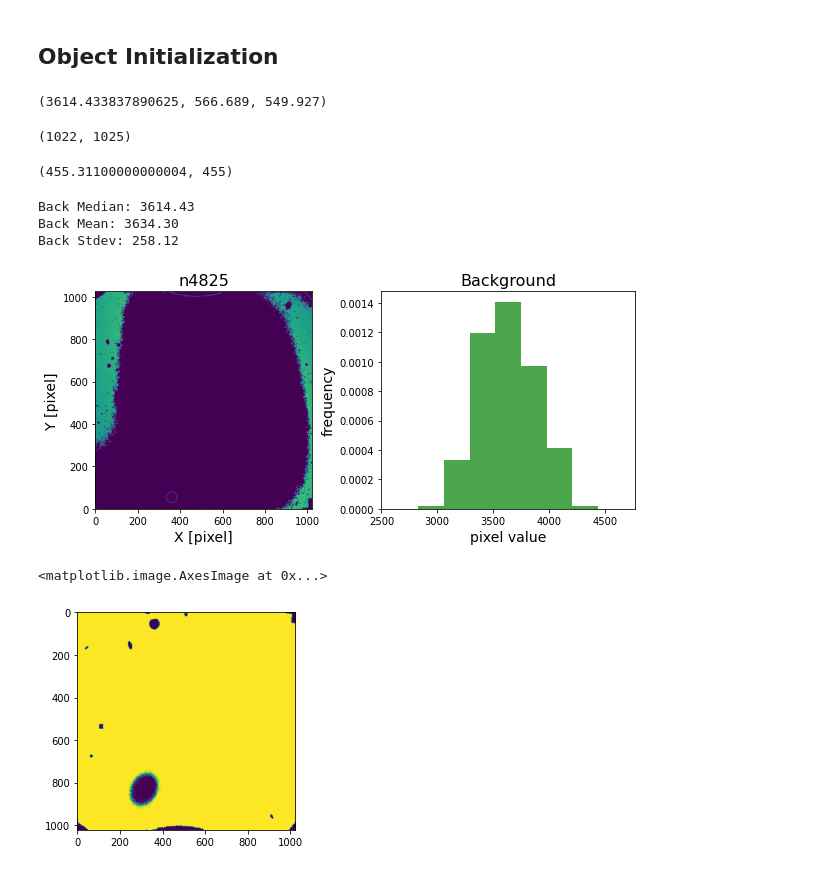
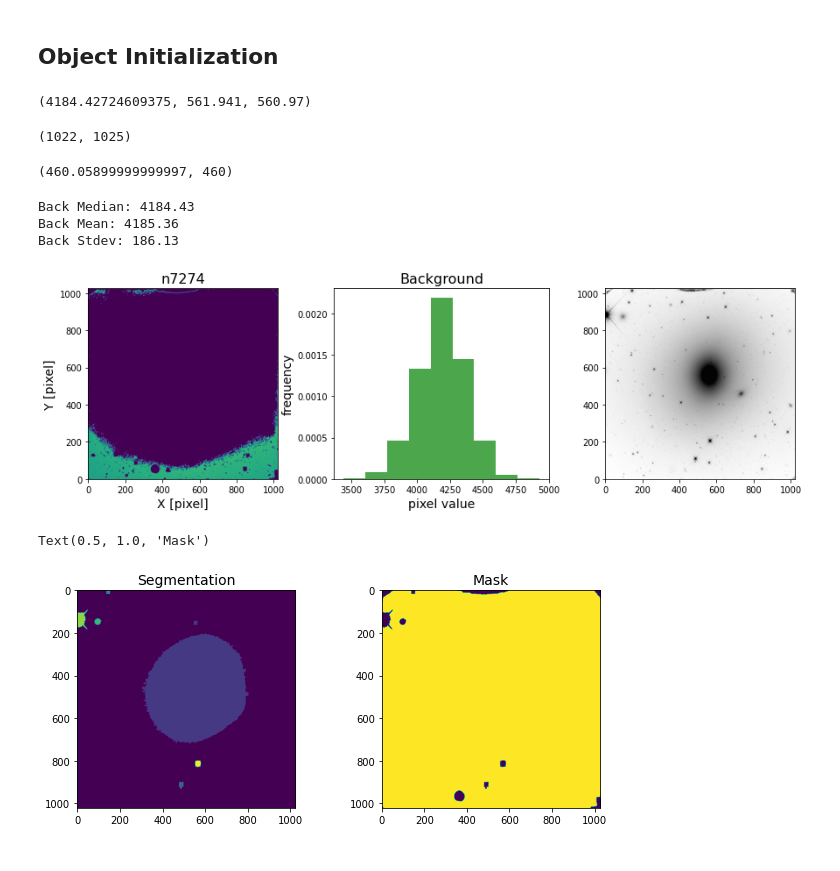
Before and after one commit to ekourkchi/old-SBF, a Jupyter notebook: Develop_singleObject.ipynb, the cells around one changed output. Cells and saved outputs as stored; diff of their text form; code cells hidden in the pictures.

```diff
--- a/Develop_singleObject.ipynb
+++ b/Develop_singleObject.ipynb
@@ -49,7 +28,46 @@ obj = ellOBJ("n4825", outFolder="Outputs_n4825", inFolder='/media/Data/Home/PanS
+# %%
+inFolder = '/media/Data/Home/PanStarrs/Jan/HI/augment/SBF/wfc3-16262/'
+# %%
+# obj = ellOBJ("n0679")
+# obj = ellOBJ("u12517")
+# obj = ellOBJ("n0439")
+
+
+# obj = ellOBJ("n3308", inFolder=inFolder)
+
+# obj = ellOBJ("n7265", inFolder=inFolder)
+
+# obj = ellOBJ("n7426", inFolder=inFolder)
+
+## very bright nearby object
+# obj = ellOBJ("n6577", inFolder=inFolder)
+
+# obj = ellOBJ("ic4727", inFolder=inFolder)
+
+# obj = ellOBJ("ic0380", inFolder=inFolder)
+
+## arms, shells
+# obj = ellOBJ("n2418", inFolder=inFolder)
+
+## doesn't exist
+# obj = ellOBJ("e137008", inFolder=inFolder)
+
+# obj = ellOBJ("u11990", inFolder=inFolder)
+
+# bright nearby object
+# obj = ellOBJ("n3268", inFolder=inFolder)
+
+obj = ellOBJ("n7274", inFolder=inFolder)
+
+### Spiral arms, reject
+# obj = ellOBJ("n6688", inFolder=inFolder)
+
+## nuclear dust + companion
+# obj = ellOBJ("n4825", inFolder=inFolder)
 # %%
 obj.sky_med, obj.x0, obj.y0
 # %% [output]
-(3614.433837890625, 566.689, 549.927)
+(4184.42724609375, 561.941, 560.97)
 # %%
 obj.x_max, obj.y_max
 # %% [output]
@@ -59,23 +77,25 @@ r = min([obj.x0, obj.x_max-obj.x0, obj.y0, obj.y_max-obj.y0])
 
 r, int(obj.r_max)
 # %% [output]
-(455.31100000000004, 455)
+(460.05899999999997, 460)
 # %%
-ax1, ax2 = obj.plot_background()
+ax1, ax2, ax3 = obj.plot_background()
 # %% [output]
-Back Median: 3614.43
-Back Mean: 3634.30
-Back Stdev: 258.12
+Back Median: 4184.43
+Back Mean: 4185.36
+Back Stdev: 186.13
-[figure, old version]
+[figure, new version]
 # %%
-im, mask = obj.naive_Sextract(minArea=100, thresh=1.5, mask=0)
-## plot_2darray(mask)
+ax1, ax2 = obj.naive_Sextract(minArea=300, thresh=5, mask=0, smooth=3)
+ax1.set_title("Segmentation", fontsize=14)
+
 obj.addMasks(maskList=[0], mask=1)
 im, h = obj.maskOpen(mask=1)
-plt.imshow(im)
+ax2.imshow(np.flipud(im))
+ax2.set_title("Mask", fontsize=14)
 # %% [output]
-<matplotlib.image.AxesImage at 0x...>
+Text(0.5, 1.0, 'Mask')
-[figure, old version]
+[figure, new version]
 # %%
 %%time
 
```
Also changed, not shown: parts of 22 cells of this notebook, 2 other files.
